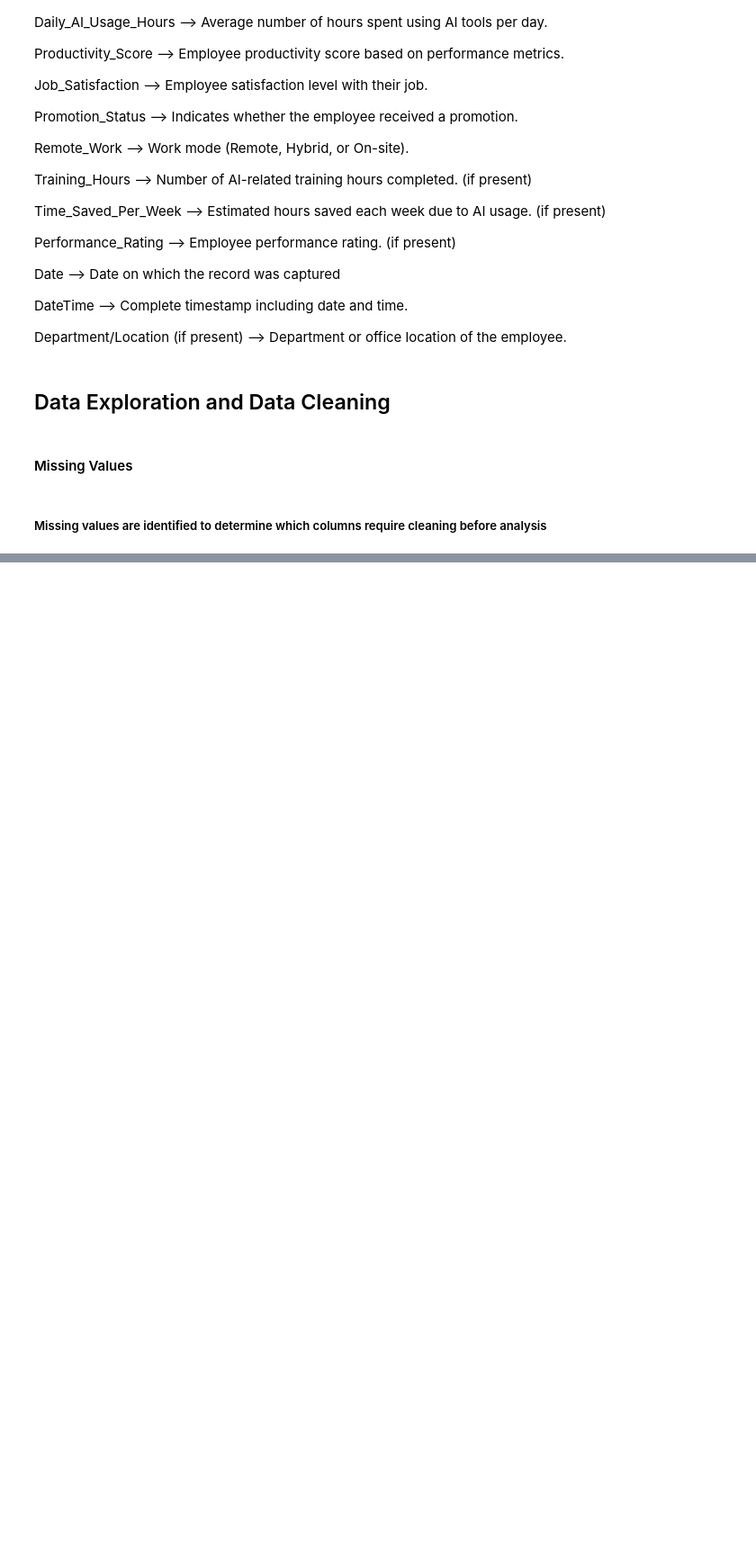
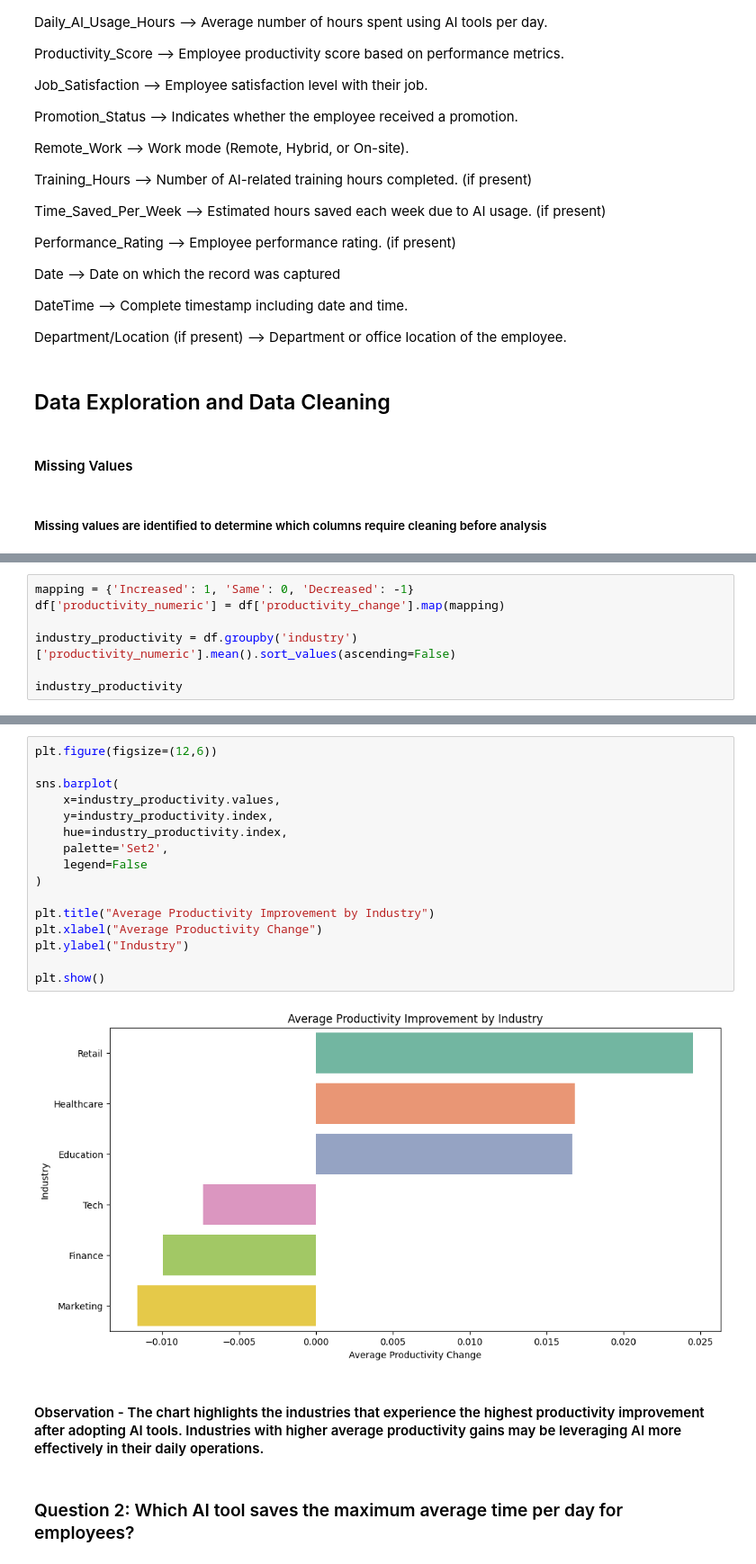
Before and after one commit to umang0015/AI-Tools-Usage-And-Productivity-Analysis, a Jupyter notebook: Project1-checkpoint.ipynb, the cells around one changed output, grey strips where cells are left out. Shown at 90% size. Saved outputs shown, nothing was run; the diff lists cells and outputs as text; blank space fills up the shorter version.

```diff
--- a/Project1-checkpoint.ipynb
+++ b/Project1-checkpoint.ipynb
@@ -173,0 +385,7 @@ df.isnull()
+# %%
+mapping = {'Increased': 1, 'Same': 0, 'Decreased': -1}
+df['productivity_numeric'] = df['productivity_change'].map(mapping)
+
+industry_productivity = df.groupby('industry')['productivity_numeric'].mean().sort_values(ascending=False)
+
+industry_productivity
@@ -173,0 +401,22 @@ df.isnull()
+# %%
+plt.figure(figsize=(12,6))
+
+sns.barplot(
+    x=industry_productivity.values,
+    y=industry_productivity.index,
+    hue=industry_productivity.index,
+    palette='Set2',
+    legend=False
+)
+
+plt.title("Average Productivity Improvement by Industry")
+plt.xlabel("Average Productivity Change")
+plt.ylabel("Industry")
+
+plt.show()
+# %% [output]
+[figure, added]
+# %% [markdown]
+#### Observation - The chart highlights the industries that experience the highest productivity improvement after adopting AI tools. Industries with higher average productivity gains may be leveraging AI more effectively in their daily operations.
+# %% [markdown]
+### Question 2: Which AI tool saves the maximum average time per day for employees?
```
Also changed, not shown: parts of 60 cells of this notebook.
